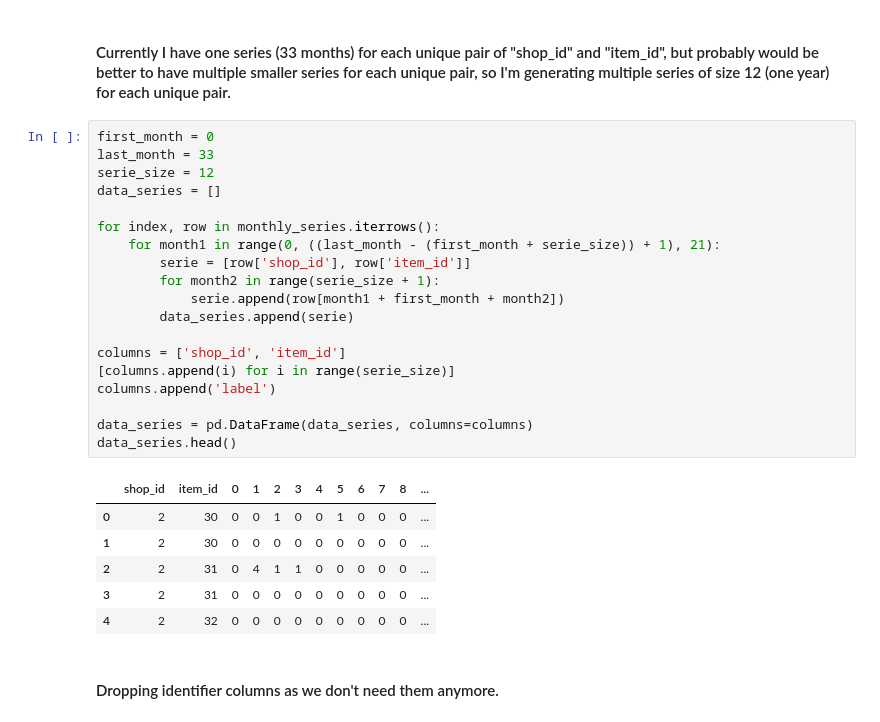
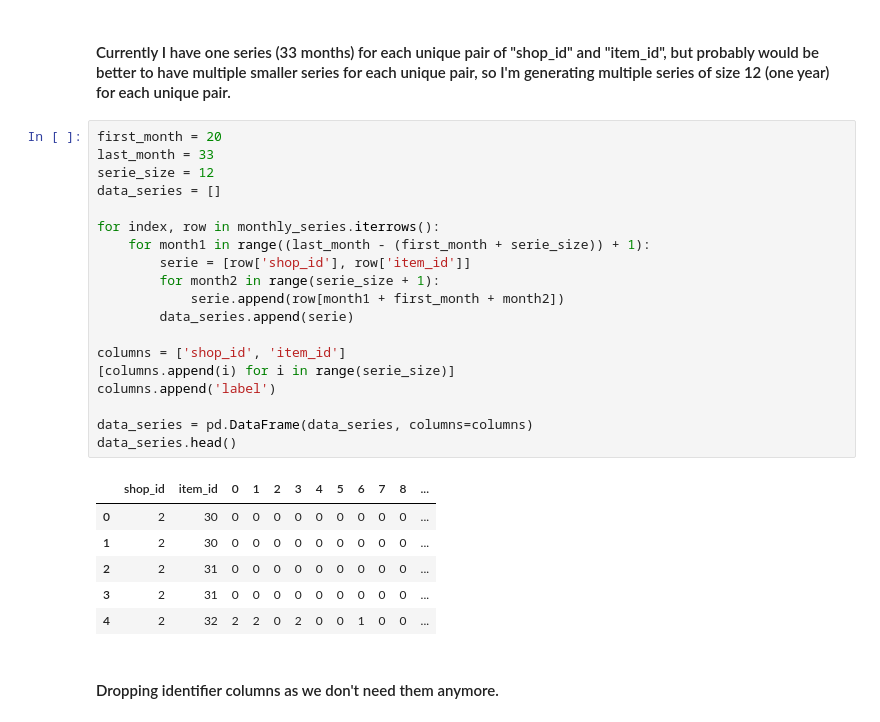
Before and after one commit to dimitreOliveira/MachineLearning, a Jupyter notebook: Kaggle/Predict Future Sales/Time-series forecasting with LSTM autoencoders.ipynb, the cells around one changed output. Drawn from its saved outputs; the diff is of its cells as text.

```diff
--- a/Kaggle/Predict Future Sales/Time-series forecasting with LSTM autoencoders.ipynb
+++ b/Kaggle/Predict Future Sales/Time-series forecasting with LSTM autoencoders.ipynb
@@ -158,31 +164,31 @@ monthly_series.head()
 # %% [markdown]
 #### Currently I have one series (33 months) for each unique pair of "shop_id" and "item_id", but probably would be better to have multiple smaller series for each unique pair, so I'm generating multiple series of size 12 (one year) for each unique pair.
 # %%
-first_month = 0
+first_month = 20
 last_month = 33
 serie_size = 12
 data_series = []
 
 for index, row in monthly_series.iterrows():
-    for month1 in range(0, ((last_month - (first_month + serie_size)) + 1), 21):
+    for month1 in range((last_month - (first_month + serie_size)) + 1):
         serie = [row['shop_id'], row['item_id']]
         for month2 in range(serie_size + 1):
             serie.append(row[month1 + first_month + month2])
         data_series.append(serie)
 
 columns = ['shop_id', 'item_id']
 [columns.append(i) for i in range(serie_size)]
 columns.append('label')
 
 data_series = pd.DataFrame(data_series, columns=columns)
 data_series.head()
 # %% [output]
 |  | shop_id | item_id | 0 | 1 | 2 | 3 | 4 | 5 | 6 | 7 | 8 | ... |
-| 0 | 2 | 30 | 0 | 0 | 1 | 0 | 0 | 1 | 0 | 0 | 0 | ... |
+| 0 | 2 | 30 | 0 | 0 | 0 | 0 | 0 | 0 | 0 | 0 | 0 | ... |
 | 1 | 2 | 30 | 0 | 0 | 0 | 0 | 0 | 0 | 0 | 0 | 0 | ... |
-| 2 | 2 | 31 | 0 | 4 | 1 | 1 | 0 | 0 | 0 | 0 | 0 | ... |
+| 2 | 2 | 31 | 0 | 0 | 0 | 0 | 0 | 0 | 0 | 0 | 0 | ... |
 | 3 | 2 | 31 | 0 | 0 | 0 | 0 | 0 | 0 | 0 | 0 | 0 | ... |
-| 4 | 2 | 32 | 0 | 0 | 0 | 0 | 0 | 0 | 0 | 0 | 0 | ... |
+| 4 | 2 | 32 | 2 | 2 | 0 | 2 | 0 | 0 | 1 | 0 | 0 | ... |
 # %% [markdown]
 #### Dropping identifier columns as we don't need them anymore.
 # %%
```
Also changed, not shown: parts of 19 cells of this notebook.
